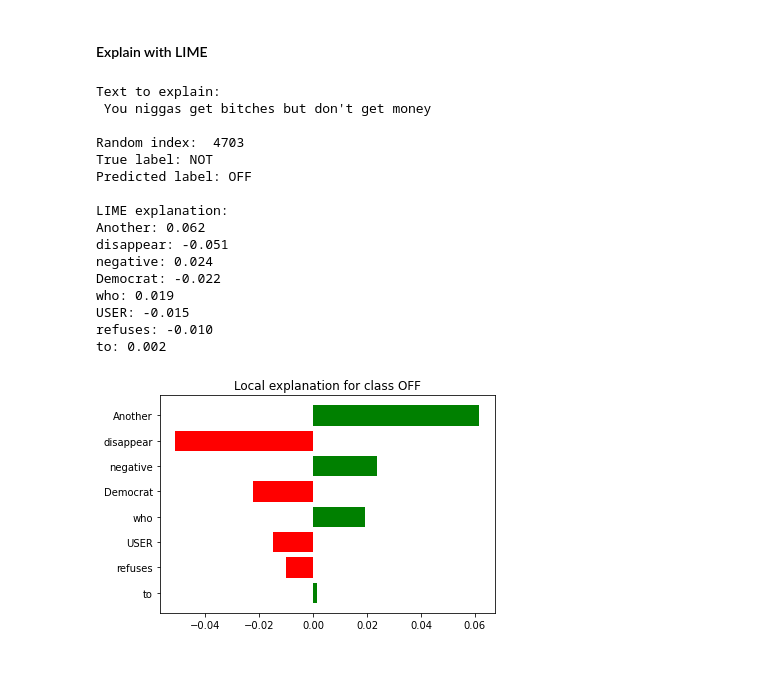
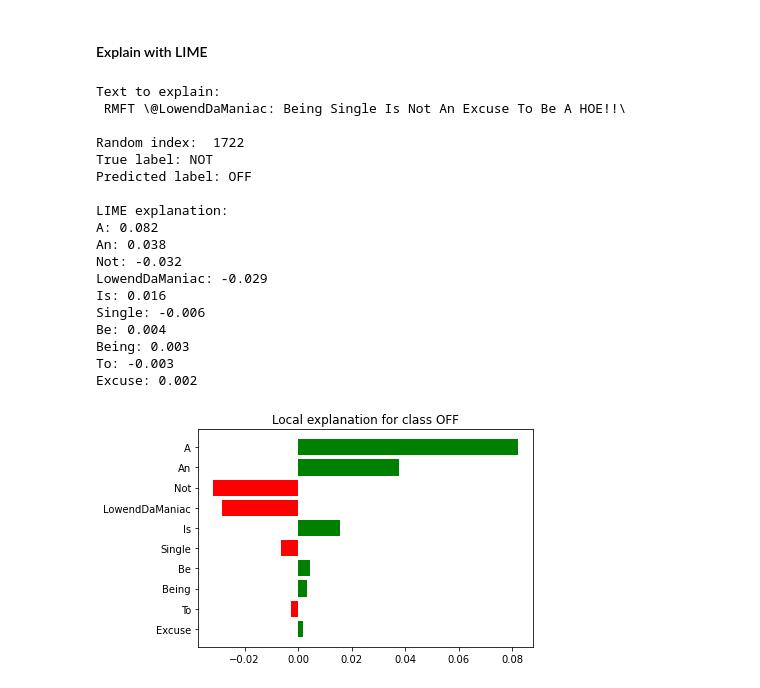
Before and after one commit to DSegoist/AI_IN_SOCIETY, a Jupyter notebook: Week_1_Assignment/Assignment/Civility in Communication_RF.ipynb, the cells around one changed output. Cells and saved outputs as stored; diff of their text form; code cells hidden in the pictures.

```diff
--- a/Week_1_Assignment/Assignment/Civility in Communication_RF.ipynb
+++ b/Week_1_Assignment/Assignment/Civility in Communication_RF.ipynb
@@ -276,41 +276,49 @@ aa_fp = df_demo[
     (df_demo['pred_label'] == 'OFF')
 ]
 
 random_row = aa_fp.sample(n=1, random_state=None)
 random_index = random_row.index[0]
 
 ##############################
 text_instance = X_dev.iloc[random_index]
 print('Text to explain:\n', text_instance)
 
 true_label = "NOT"
 pred_label = y_pred[random_index]
 
 print('\nRandom index: ', random_index)
 print('True label:', true_label)
 print('Predicted label:', pred_label)
 
+exp = explainer.explain_instance(
+    text_instance,
+    predict_proba_lime,
+    num_features=10
+)
+
 print('\nLIME explanation:')
 for feature, weight in exp.as_list():
     print(f"{feature}: {weight:.3f}")
 
 fig = exp.as_pyplot_figure()
 plt.show()
 # %% [output]
 Text to explain:
- You niggas get bitches but don't get money
+ RMFT \@LowendDaManiac: Being Single Is Not An Excuse To Be A HOE!!\
 
-Random index:  4703
+Random index:  1722
 True label: NOT
 Predicted label: OFF
 
 LIME explanation:
-Another: 0.062
-disappear: -0.051
-negative: 0.024
-Democrat: -0.022
-who: 0.019
-USER: -0.015
-refuses: -0.010
-to: 0.002
+A: 0.082
+An: 0.038
+Not: -0.032
+LowendDaManiac: -0.029
+Is: 0.016
+Single: -0.006
+Be: 0.004
+Being: 0.003
+To: -0.003
+Excuse: 0.002
-[figure, old version]
+[figure, new version]
```
